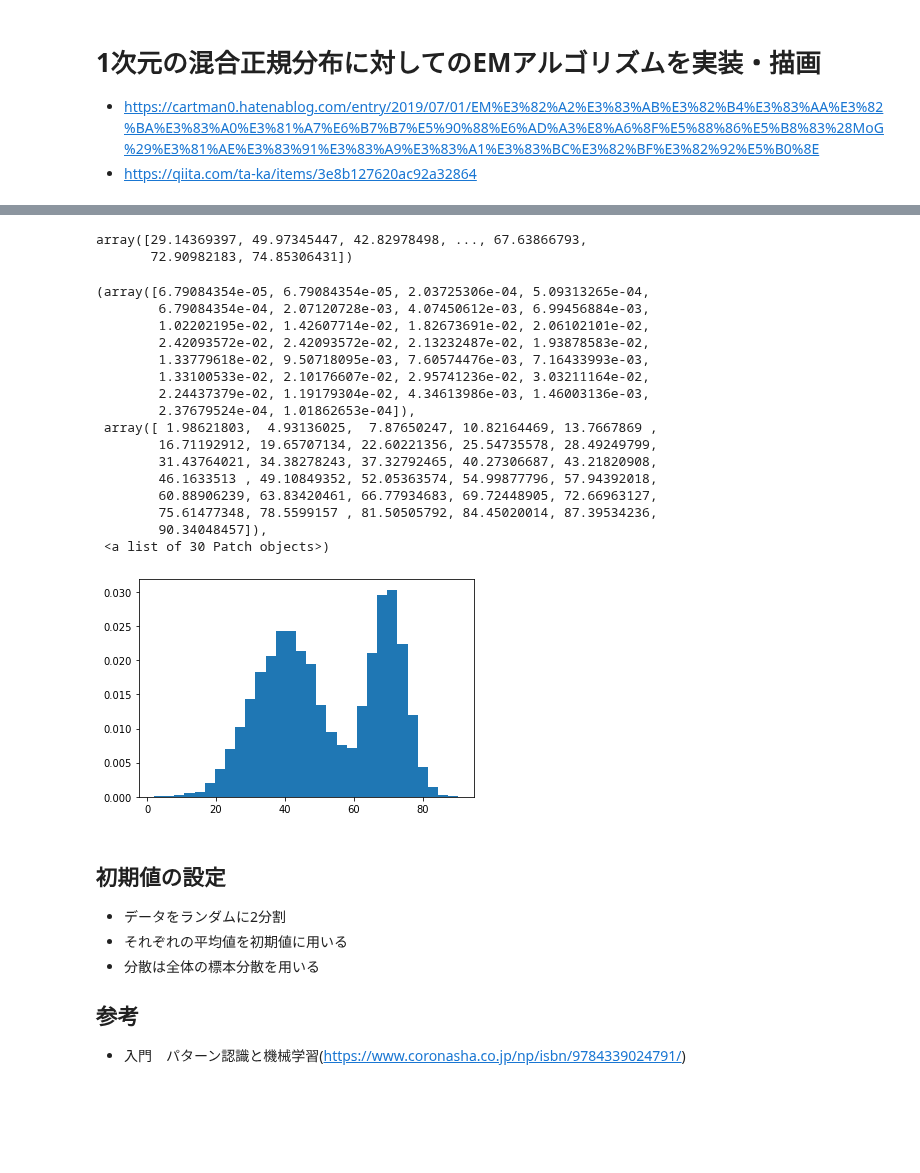
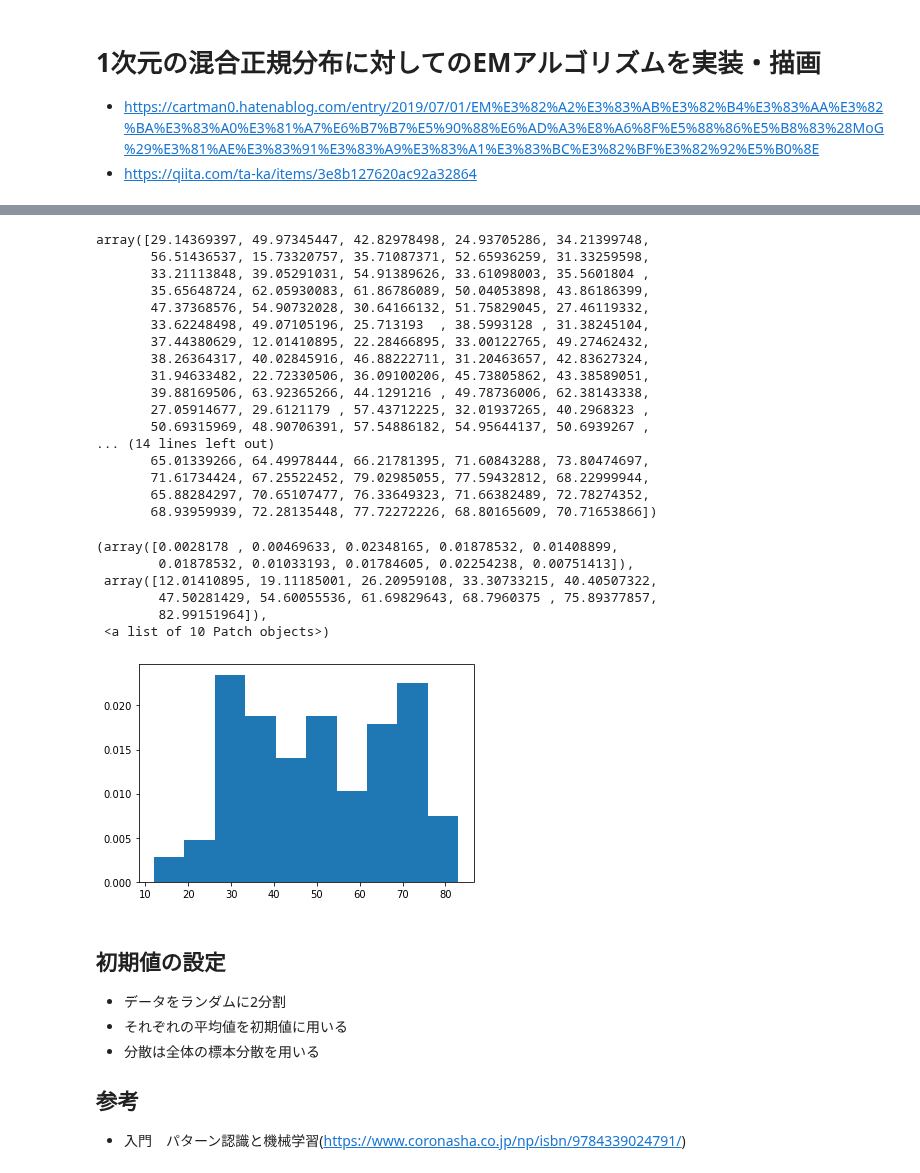
Before and after one commit to nori0724/COVID-19, a Jupyter notebook: notebook/practice/1次元混合正規分布のパラメータ推定.ipynb, the cells around one changed output, grey strips where cells are left out. Cells and saved outputs as stored; diff of their text form; code cells hidden in the pictures; blank space fills up the shorter version.

```diff
--- a/notebook/practice/1次元混合正規分布のパラメータ推定.ipynb
+++ b/notebook/practice/1次元混合正規分布のパラメータ推定.ipynb
@@ -74,35 +74,40 @@ N1 = stats.norm(loc=40, scale=sp.sqrt(10*10))
 N2 = stats.norm(loc=70, scale=sp.sqrt(5*5))
 
 # rvs (Random variates) 確率変数
-s1 = N1.rvs(size=6000)
-s2 = N2.rvs(size=4000)
+s1 = N1.rvs(size=100)
+s2 = N2.rvs(size=50)
 
 # データの連結
 data_x = sp.hstack((s1, s2))
 data_x
 # %% [output]
-array([29.14369397, 49.97345447, 42.82978498, ..., 67.63866793,
-       72.90982183, 74.85306431])
+array([29.14369397, 49.97345447, 42.82978498, 24.93705286, 34.21399748,
+       56.51436537, 15.73320757, 35.71087371, 52.65936259, 31.33259598,
+       33.21113848, 39.05291031, 54.91389626, 33.61098003, 35.5601804 ,
+       35.65648724, 62.05930083, 61.86786089, 50.04053898, 43.86186399,
+       47.37368576, 54.90732028, 30.64166132, 51.75829045, 27.46119332,
+       33.62248498, 49.07105196, 25.713193  , 38.5993128 , 31.38245104,
+       37.44380629, 12.01410895, 22.28466895, 33.00122765, 49.27462432,
+       38.26364317, 40.02845916, 46.88222711, 31.20463657, 42.83627324,
+       31.94633482, 22.72330506, 36.09100206, 45.73805862, 43.38589051,
+       39.88169506, 63.92365266, 44.1291216 , 49.78736006, 62.38143338,
+       27.05914677, 29.6121179 , 57.43712225, 32.01937265, 40.2968323 ,
+       50.69315969, 48.90706391, 57.54886182, 54.95644137, 50.6939267 ,
+... (14 lines left out)
+       65.01339266, 64.49978444, 66.21781395, 71.60843288, 73.80474697,
+       71.61734424, 67.25522452, 79.02985055, 77.59432812, 68.22999944,
+       65.88284297, 70.65107477, 76.33649323, 71.66382489, 72.78274352,
+       68.93959939, 72.28135448, 77.72272226, 68.80165609, 70.71653866])
 # %%
-plt.hist(data_x, bins=30, density=True)
+plt.hist(data_x,  density=True)
 # %% [output]
-(array([6.79084354e-05, 6.79084354e-05, 2.03725306e-04, 5.09313265e-04,
-        6.79084354e-04, 2.07120728e-03, 4.07450612e-03, 6.99456884e-03,
-        1.02202195e-02, 1.42607714e-02, 1.82673691e-02, 2.06102101e-02,
-        2.42093572e-02, 2.42093572e-02, 2.13232487e-02, 1.93878583e-02,
-        1.33779618e-02, 9.50718095e-03, 7.60574476e-03, 7.16433993e-03,
-        1.33100533e-02, 2.10176607e-02, 2.95741236e-02, 3.03211164e-02,
-        2.24437379e-02, 1.19179304e-02, 4.34613986e-03, 1.46003136e-03,
-        2.37679524e-04, 1.01862653e-04]),
- array([ 1.98621803,  4.93136025,  7.87650247, 10.82164469, 13.7667869 ,
-        16.71192912, 19.65707134, 22.60221356, 25.54735578, 28.49249799,
-        31.43764021, 34.38278243, 37.32792465, 40.27306687, 43.21820908,
-        46.1633513 , 49.10849352, 52.05363574, 54.99877796, 57.94392018,
-        60.88906239, 63.83420461, 66.77934683, 69.72448905, 72.66963127,
-        75.61477348, 78.5599157 , 81.50505792, 84.45020014, 87.39534236,
-        90.34048457]),
- <a list of 30 Patch objects>)
+(array([0.0028178 , 0.00469633, 0.02348165, 0.01878532, 0.01408899,
+        0.01878532, 0.01033193, 0.01784605, 0.02254238, 0.00751413]),
+ array([12.01410895, 19.11185001, 26.20959108, 33.30733215, 40.40507322,
+        47.50281429, 54.60055536, 61.69829643, 68.7960375 , 75.89377857,
+        82.99151964]),
+ <a list of 10 Patch objects>)
-[figure, old version]
+[figure, new version]
 # %% [markdown]
 ## 初期値の設定
 - データをランダムに2分割
```
Also changed, not shown: parts of 16 cells of this notebook.
